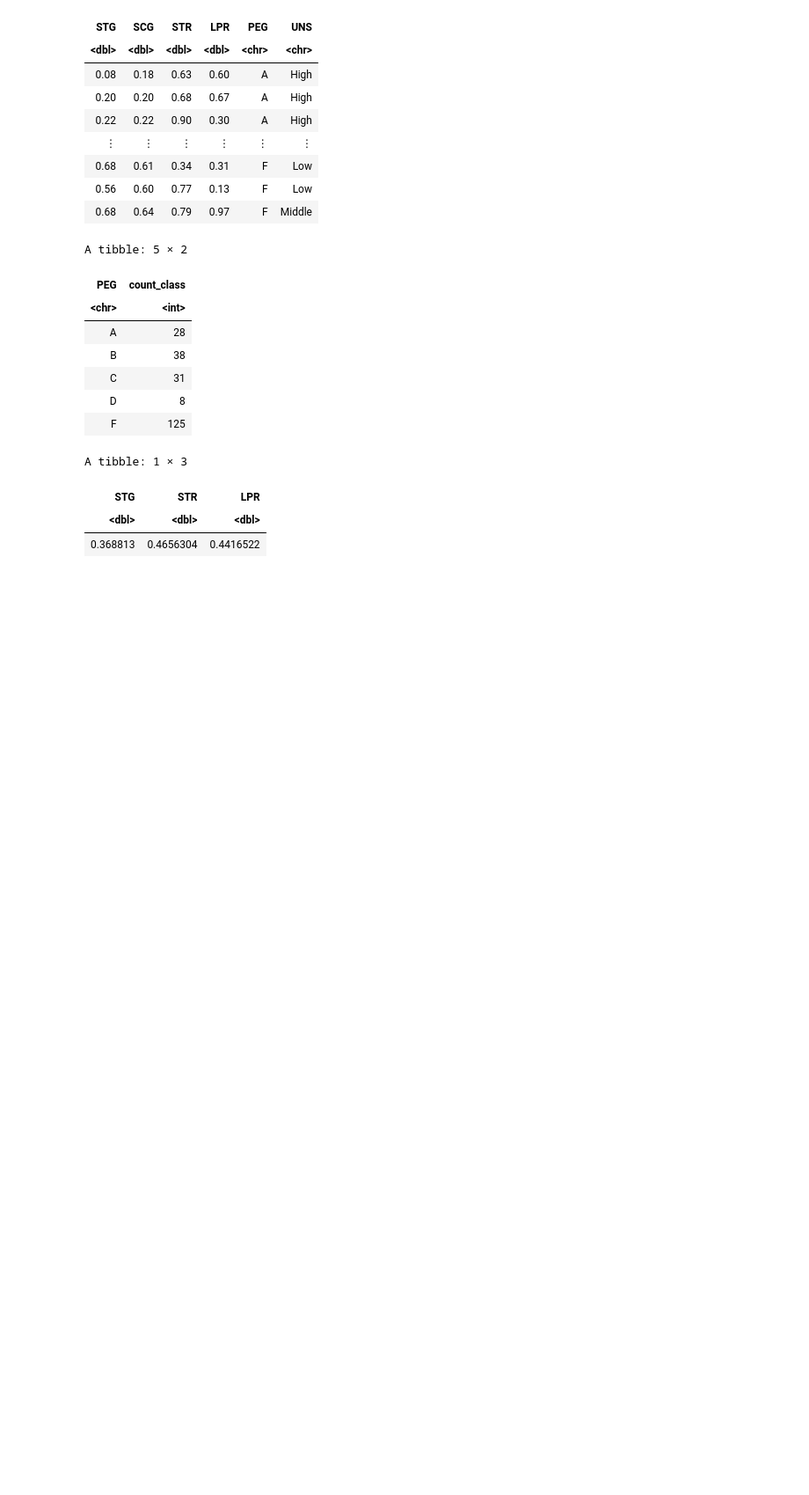
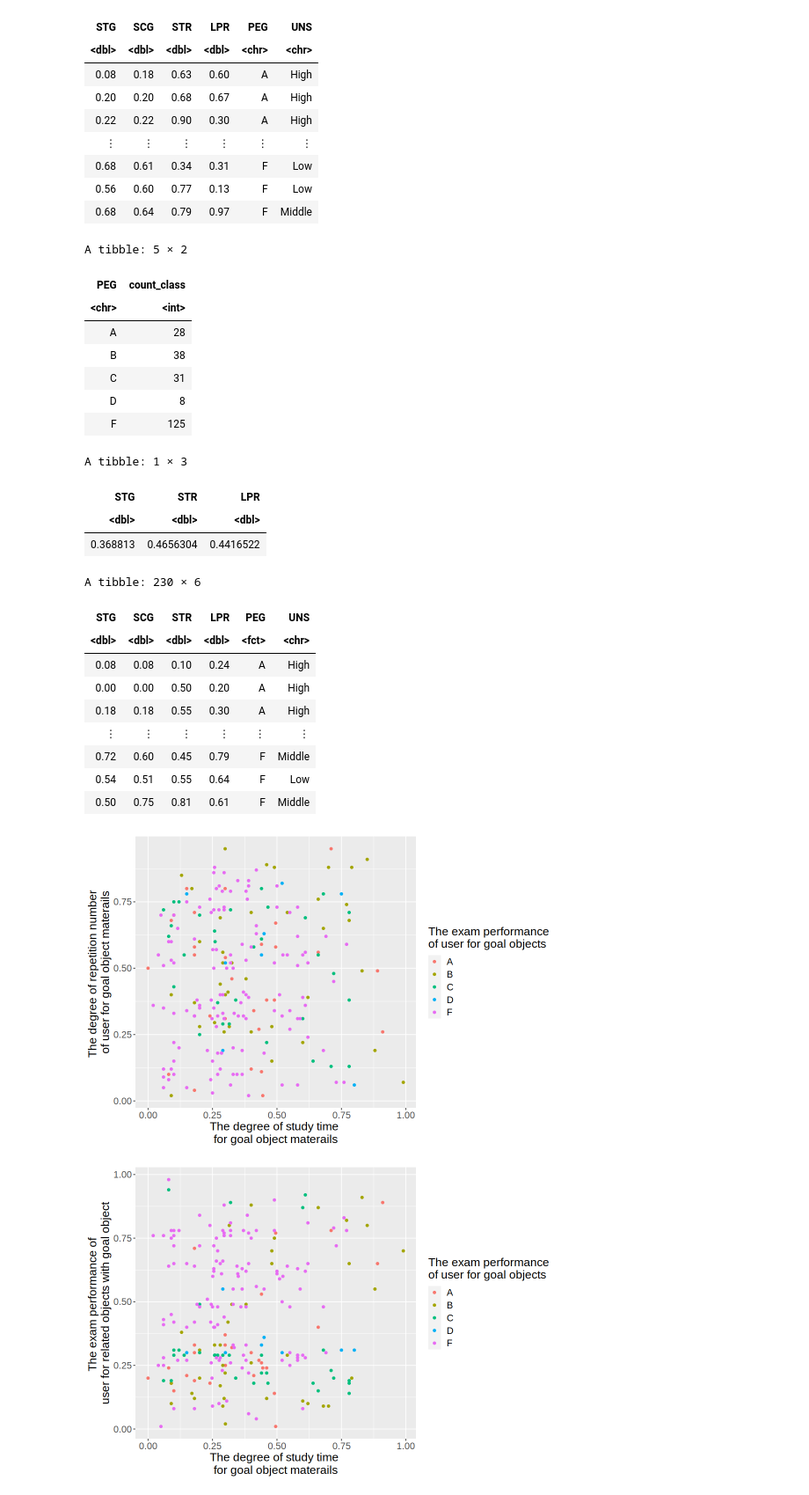
Before and after one commit to thisisyifulin/group_contract, a Jupyter notebook: project_proposal.ipynb, the cells around one changed output. Shown at 88% size. Drawn from its saved outputs; the diff is of its cells as text; code cells hidden in the pictures; blank space fills up the shorter version.

Commit message:
add scatter plots

```diff
--- a/project_proposal.ipynb
+++ b/project_proposal.ipynb
@@ -132,3 +133,59 @@ A tibble: 1 × 3
 | STG | STR | LPR |
 | <dbl> | <dbl> | <dbl> |
 | 0.368813 | 0.4656304 | 0.4416522 |
+# %%
+
+# plot a graph that
+
+mutated_training_data <- mutated_training_data |>
+        mutate(PEG = as_factor(PEG))
+
+mutated_training_data
+
+options(repr.plot.width = 9, repr.plot.height = 6)
+stg_str_plot <- mutated_training_data |>
+    ggplot(aes(x = STG,
+               y = STR,
+               colour = PEG)) +
+        geom_point() +
+        labs(x = "The degree of study time \nfor goal object materails",
+             y = "The degree of repetition number \nof user for goal object materails",
+            colour = "The exam performance \nof user for goal objects") +
+        theme(text = element_text(size = 16))
+
+stg_lpr_plot <- mutated_training_data |>
+    ggplot(aes(x = STG,
+               y = LPR,
+               colour = PEG)) +
+        geom_point() +
+        labs(x = "The degree of study time \nfor goal object materails",
+             y = "The exam performance of \nuser for related objects with goal object",
+            colour = "The exam performance \nof user for goal objects") +
+        theme(text = element_text(size = 16))
+
+str_lpr_plot <- mutated_training_data |>
+    ggplot(aes(x = STR,
+               y = LPR,
+               colour = PEG)) +
+        geom_point() +
+        labs(x = "The degree of repetition number \nof user for goal object materails",
+             y = "The exam performance of \nuser for related objects with goal object",
+            colour = "The exam performance \nof user for goal objects") +
+        theme(text = element_text(size = 16))
+
+stg_str_plot
+stg_lpr_plot
+str_lpr_plot
+# %% [output]
+A tibble: 230 × 6
+| STG | SCG | STR | LPR | PEG | UNS |
+| <dbl> | <dbl> | <dbl> | <dbl> | <fct> | <chr> |
+| 0.08 | 0.08 | 0.10 | 0.24 | A | High |
+| 0.00 | 0.00 | 0.50 | 0.20 | A | High |
+| 0.18 | 0.18 | 0.55 | 0.30 | A | High |
+| ⋮ | ⋮ | ⋮ | ⋮ | ⋮ | ⋮ |
+| 0.72 | 0.60 | 0.45 | 0.79 | F | Middle |
+| 0.54 | 0.51 | 0.55 | 0.64 | F | Low |
+| 0.50 | 0.75 | 0.81 | 0.61 | F | Middle |
+[figure, added]
+[figure, added]
```
Also changed, not shown: parts of 3 cells of this notebook.
